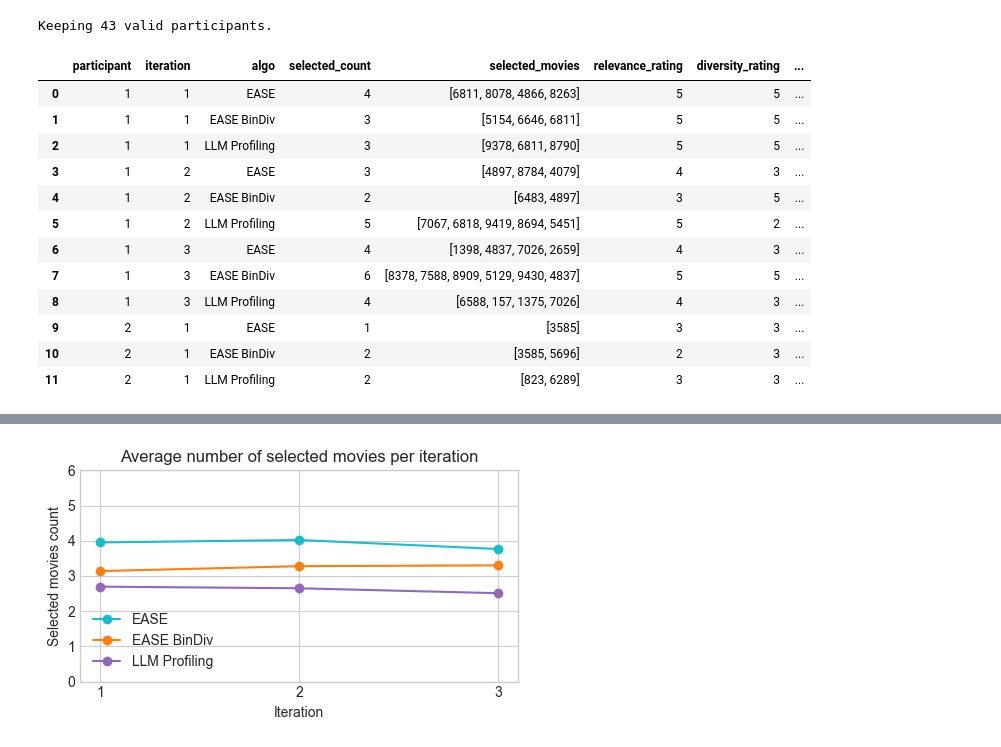
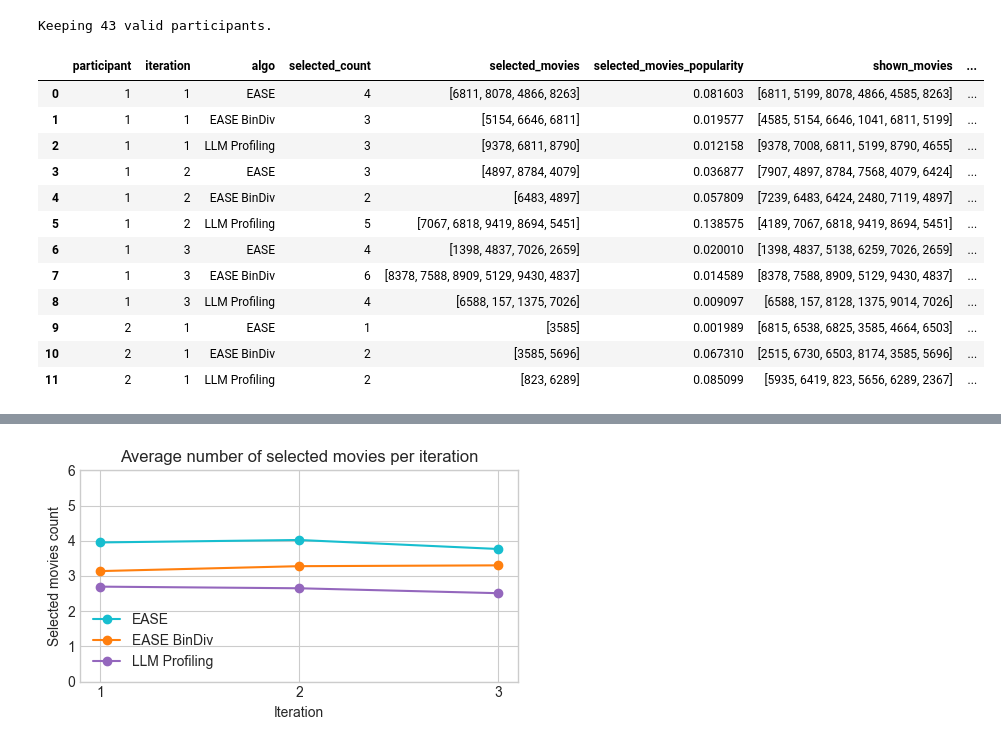
Before and after one commit to RichardFedak/llm-diversity, a Jupyter notebook: experiment/EasyStudy/reporting/report.ipynb, the cells around one changed output, grey strips where cells are left out. Drawn from its saved outputs; the diff is of its cells as text; code cells hidden in the pictures.

Commit message:
Add popularity

```diff
--- a/experiment/EasyStudy/reporting/report.ipynb
+++ b/experiment/EasyStudy/reporting/report.ipynb
@@ -256,3 +256,42 @@ id_stimulus_mapping.head()
 | 2 | 4 | plot |
 | 3 | 5 | genres |
 | 4 | 6 | plot |
+# %%
+plt.style.use("seaborn-v0_8-whitegrid")
+
+genres_df = div_df[div_df['stimulus_label'] == "genres"].copy()
+plot_df = div_df[div_df['stimulus_label'] == "plot"].copy()
+all_ratings = []
+
+for data in genres_df['data']:
+    parsed = json.loads(data)
+    all_ratings += [int(item['rating']) for item in parsed.get("sim_plot", [])]
+    all_ratings += [int(item['rating']) for item in parsed.get("sim_genres", [])]
+
+# PLOT stimulus
+for data in plot_df['data']:
+    parsed = json.loads(data)
+    all_ratings += [int(item['rating']) for item in parsed.get("sim_plot", [])]
+    all_ratings += [int(item['rating']) for item in parsed.get("sim_genres", [])]
+
+rating_counts = Counter(all_ratings)
+
+fig, ax = plt.subplots(figsize=(5, 4))
+bar_style = dict(alpha=0.9, edgecolor='black')
+ax.bar(range(1, 6), [rating_counts.get(i, 0) for i in range(1, 6)],
+       color='green', width=0.6, **bar_style)
+
+ax.set_title("Overall Distribution of Diversity Ratings")
+ax.set_xlabel("Rating")
+ax.set_ylabel("Count")
+ax.set_xticks(range(1, 6))
+ax.yaxis.set_major_locator(plt.MaxNLocator(integer=True))
+ax.grid(axis='x', visible=False)
+
+# Add "No diversity" and "High diversity" text
+ax.text(0.0, -0.10, 'No diversity', ha='left', va='top', fontsize=11, color='gray', transform=ax.transAxes)
+ax.text(1.0, -0.10, 'High diversity', ha='right', va='top', fontsize=11, color='gray', transform=ax.transAxes)
+
+plt.tight_layout()
+plt.savefig("overall_rating_distribution.pdf", format="pdf", bbox_inches="tight")
+plt.show()
@@ -394,6 +435,8 @@ Then, we will calculate per-user totals and averages of selected movies accross
 In the end, we will calculate overall totals and averages for each algorithm.
 # %%
 df = pd.read_csv("interaction.csv")
+popularity_df = pd.read_csv("popularity.csv")
+
 
 # Work only with rows relevant to the recommendation phase
 phase_mask = df["interaction_type"].isin(["iteration-started", "iteration-ended"])
@@ -442,6 +541,7 @@ print(f"Keeping {len(valid_participants)} valid participants.")
 Keeping 43 valid participants.
 # %%
 iteration_data = []
+popularity_map = dict(zip(popularity_df['movieId'], popularity_df['popularity']))
 
 for p in valid_participants:
     for it in sorted(starts_dict[p]):
@@ -451,44 +551,47 @@ for p in valid_participants:
 
         for algo, shown_movies in shown_dict.items():
             sel_for_algo = [m for m in shown_movies if m in selected]
 
             rating = ratings.get(algo)
 
             iteration_data.append({
                 "participant": p,
                 "iteration": it,
                 "algo": algo,
                 "selected_count": len(sel_for_algo),
                 "selected_movies": sel_for_algo,
+                "selected_movies_popularity": np.mean([popularity_map.get(movie,0) for movie in sel_for_algo]) if sel_for_algo else 0,
+                "shown_movies": shown_movies,
+                "shown_movies_popularity": np.mean([popularity_map.get(movie,0) for movie in shown_movies]),
                 "relevance_rating": rating["relevance"],
                 "diversity_rating": rating["diversity"]
             })
 
 per_iter_df = pd.DataFrame(iteration_data)
 
 per_iter_df['algo'] = per_iter_df['algo'].replace({
     'Method 1': 'EASE',
     'Method 2': 'EASE BinDiv',
     'Method 3': 'LLM Profiling'
 })
 
 mapping_dict = dict(zip(id_stimulus_mapping['participation'], id_stimulus_mapping['stimulus_label']))
 per_iter_df['stimulus'] = per_iter_df['participant'].map(mapping_dict)
 
 
 per_iter_df.head(12)
 # %% [output]
-|  | participant | iteration | algo | selected_count | selected_movies | relevance_rating | diversity_rating | ... |
-| 0 | 1 | 1 | EASE | 4 | [6811, 8078, 4866, 8263] | 5 | 5 | ... |
-| 1 | 1 | 1 | EASE BinDiv | 3 | [5154, 6646, 6811] | 5 | 5 | ... |
-| 2 | 1 | 1 | LLM Profiling | 3 | [9378, 6811, 8790] | 5 | 5 | ... |
-| 3 | 1 | 2 | EASE | 3 | [4897, 8784, 4079] | 4 | 3 | ... |
-| 4 | 1 | 2 | EASE BinDiv | 2 | [6483, 4897] | 3 | 5 | ... |
-| 5 | 1 | 2 | LLM Profiling | 5 | [7067, 6818, 9419, 8694, 5451] | 5 | 2 | ... |
-| 6 | 1 | 3 | EASE | 4 | [1398, 4837, 7026, 2659] | 4 | 3 | ... |
-| 7 | 1 | 3 | EASE BinDiv | 6 | [8378, 7588, 8909, 5129, 9430, 4837] | 5 | 5 | ... |
-| 8 | 1 | 3 | LLM Profiling | 4 | [6588, 157, 1375, 7026] | 4 | 3 | ... |
-| 9 | 2 | 1 | EASE | 1 | [3585] | 3 | 3 | ... |
-| 10 | 2 | 1 | EASE BinDiv | 2 | [3585, 5696] | 2 | 3 | ... |
-| 11 | 2 | 1 | LLM Profiling | 2 | [823, 6289] | 3 | 3 | ... |
+|  | participant | iteration | algo | selected_count | selected_movies | selected_movies_popularity | shown_movies | ... |
+| 0 | 1 | 1 | EASE | 4 | [6811, 8078, 4866, 8263] | 0.081603 | [6811, 5199, 8078, 4866, 4585, 8263] | ... |
+| 1 | 1 | 1 | EASE BinDiv | 3 | [5154, 6646, 6811] | 0.019577 | [4585, 5154, 6646, 1041, 6811, 5199] | ... |
+| 2 | 1 | 1 | LLM Profiling | 3 | [9378, 6811, 8790] | 0.012158 | [9378, 7008, 6811, 5199, 8790, 4655] | ... |
+| 3 | 1 | 2 | EASE | 3 | [4897, 8784, 4079] | 0.036877 | [7907, 4897, 8784, 7568, 4079, 6424] | ... |
+| 4 | 1 | 2 | EASE BinDiv | 2 | [6483, 4897] | 0.057809 | [7239, 6483, 6424, 2480, 7119, 4897] | ... |
+| 5 | 1 | 2 | LLM Profiling | 5 | [7067, 6818, 9419, 8694, 5451] | 0.138575 | [4189, 7067, 6818, 9419, 8694, 5451] | ... |
+| 6 | 1 | 3 | EASE | 4 | [1398, 4837, 7026, 2659] | 0.020010 | [1398, 4837, 5138, 6259, 7026, 2659] | ... |
+| 7 | 1 | 3 | EASE BinDiv | 6 | [8378, 7588, 8909, 5129, 9430, 4837] | 0.014589 | [8378, 7588, 8909, 5129, 9430, 4837] | ... |
+| 8 | 1 | 3 | LLM Profiling | 4 | [6588, 157, 1375, 7026] | 0.009097 | [6588, 157, 8128, 1375, 9014, 7026] | ... |
+| 9 | 2 | 1 | EASE | 1 | [3585] | 0.001989 | [6815, 6538, 6825, 3585, 4664, 6503] | ... |
+| 10 | 2 | 1 | EASE BinDiv | 2 | [3585, 5696] | 0.067310 | [2515, 6730, 6503, 8174, 3585, 5696] | ... |
+| 11 | 2 | 1 | LLM Profiling | 2 | [823, 6289] | 0.085099 | [5935, 6419, 823, 5656, 6289, 2367] | ... |
 # %%
```
Also changed, not shown: parts of 6 cells of this notebook.
